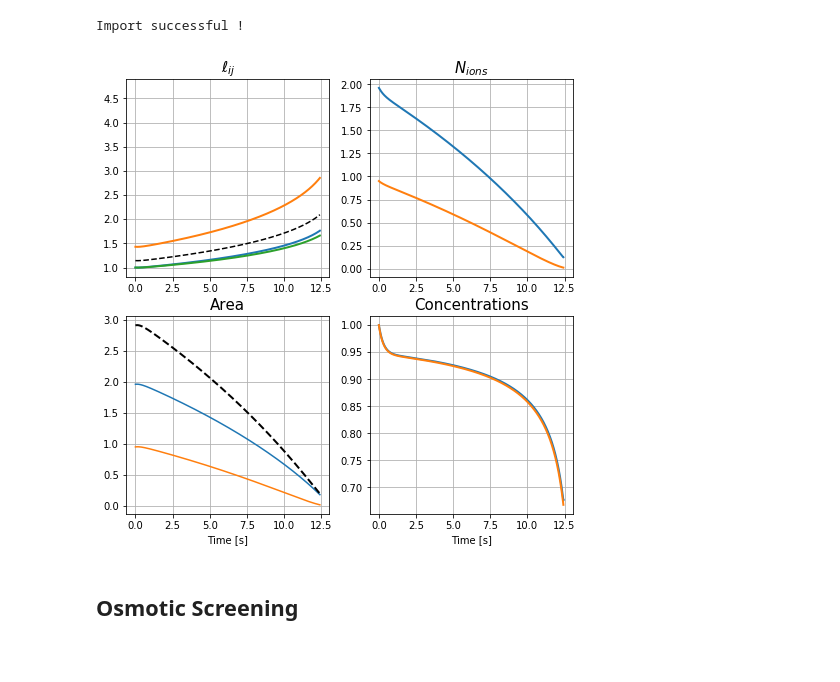
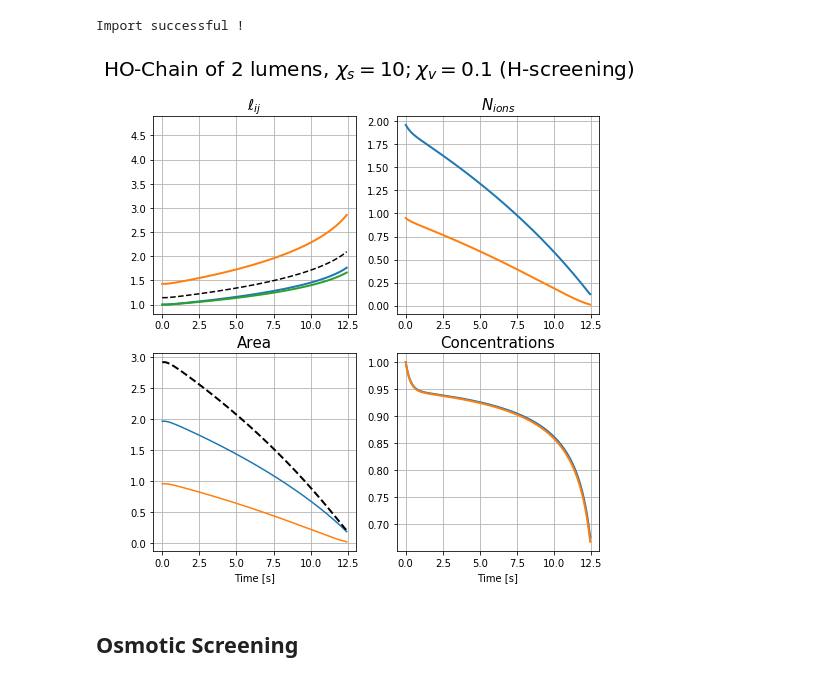
Before and after one commit to VirtualEmbryo/hydroosmotic_chain, a Jupyter notebook: _notebook/osmotic_competition.ipynb, the cells around one changed output. Cells and saved outputs as stored; diff of their text form; code cells hidden in the pictures; blank space fills up the shorter version.

```diff
--- a/_notebook/osmotic_competition.ipynb
+++ b/_notebook/osmotic_competition.ipynb
@@ -22,7 +24,7 @@ data_dir = '_data'
 # %%
 show_chain = False
 show_area = 1
-savefig = 0
+savefig = 1
 x_log = 0
 # %% [markdown]
 ## No Screening
@@ -65,9 +68,10 @@ Import successful !
 # %%
 savename_hs = os.path.join(main_dir, '_data/competition_osmotic/osmotic_eq/hydro_screening/graphs.eps')
 
-tools.plot_evolution(L_hs, nions_hs, ell_hs, savename=savename_hs, show_totalarea=show_area, savefig=savefig, x_logscale=x_log, figsize=(8, 8))
+title = 'HO-Chain of 2 lumens, $\chi_s=10 ; \chi_v=0.1$ (H-screening)'
+tools.plot_evolution(L_hs, nions_hs, ell_hs, savename=savename_hs, show_totalarea=show_area, savefig=savefig, x_logscale=x_log, figsize=(8, 8), title=title)
 # %% [output]
-[figure, old version]
+[figure, new version]
 # %% [markdown]
 ## Osmotic Screening
 # %%
```
Also changed, not shown: parts of 15 cells of this notebook, 12 other files.
